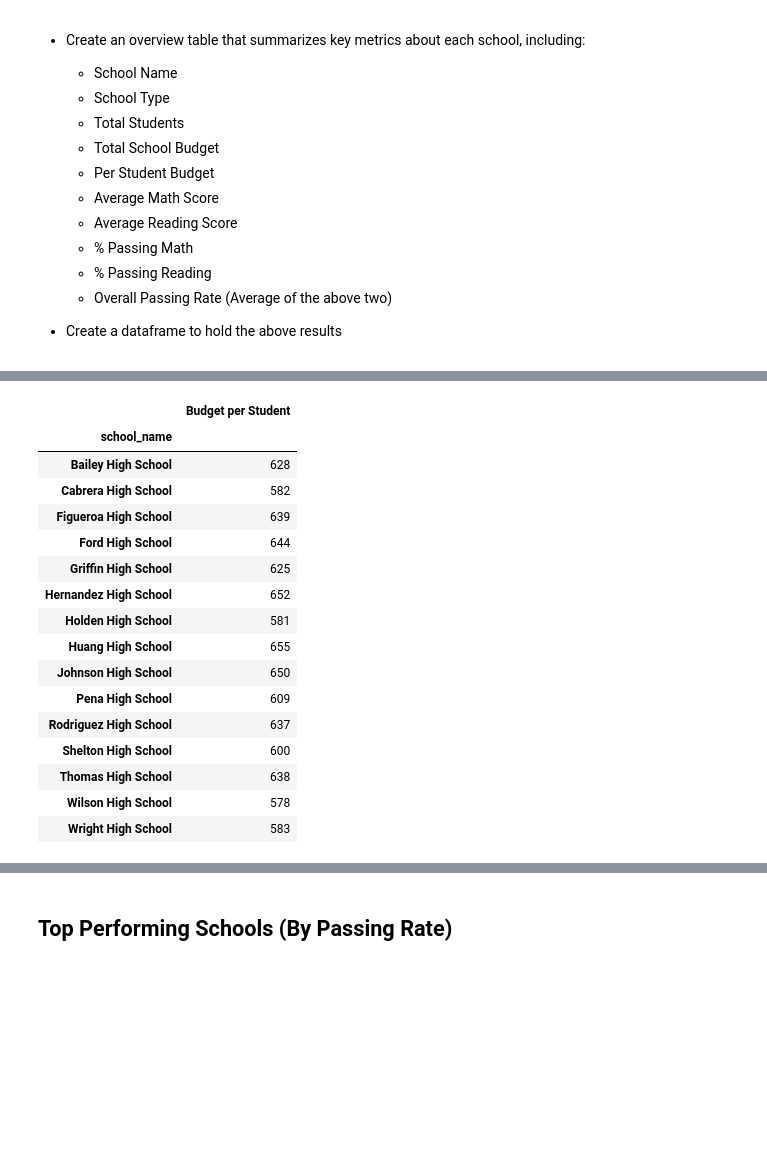
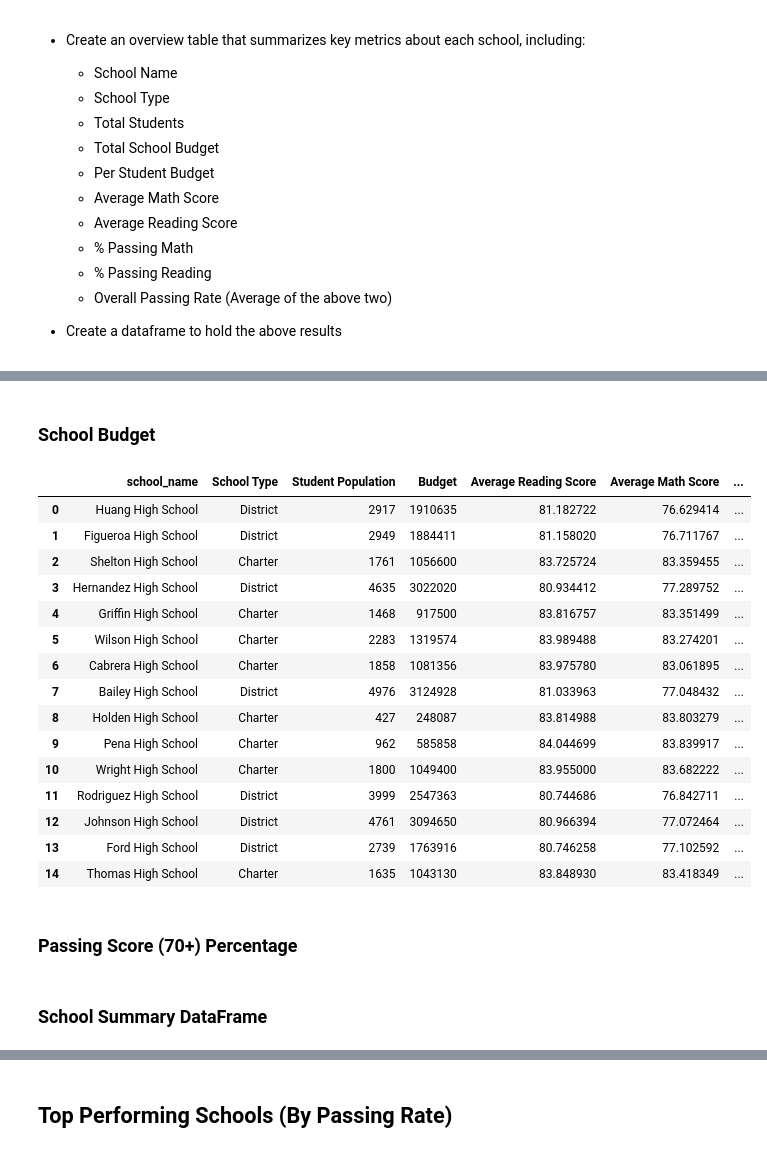
Before and after one commit to Tam-ala/Game-and-School-Stats-with-Pandas, a Jupyter notebook: PyCitySchools/PyCitySchools_Complete.ipynb, the cells around one changed output, grey strips where cells are left out. Drawn from its saved outputs; the diff is of its cells as text; code cells hidden in the pictures; blank space fills up the shorter version.

Commit message:
added district and school summary

```diff
--- a/PyCitySchools/PyCitySchools_Complete.ipynb
+++ b/PyCitySchools/PyCitySchools_Complete.ipynb
@@ -160,27 +142,33 @@ rename_schl = merging_df2.rename(columns={"type": "School Type"})
-# %%
-# Calculate budget per student for each school
-budget_student = schl_avg_rename["Budget"]/schl_avg_rename["Student Population"]
-
-# Make a dataframe and rename column
-budget_student = pd.DataFrame(budget_student)
-bud_stud_rename = budget_student.rename(columns={0:"Budget per Student"})
-bud_stud = bud_stud_rename.astype("int64")
-# %% [output]
-|  | Budget per Student |
-| school_name |  |
-| Bailey High School | 628 |
-| Cabrera High School | 582 |
-| Figueroa High School | 639 |
-| Ford High School | 644 |
-| Griffin High School | 625 |
-| Hernandez High School | 652 |
-| Holden High School | 581 |
-| Huang High School | 655 |
-| Johnson High School | 650 |
-| Pena High School | 609 |
-| Rodriguez High School | 637 |
-| Shelton High School | 600 |
-| Thomas High School | 638 |
-| Wilson High School | 578 |
-| Wright High School | 583 |
+# %% [markdown]
+### School Budget
+# %%
+rename_schl["Budget per Student"]=""
+rename_schl
+
+# Calculate budget per student for each school
+budget_student = rename_schl["Budget"]/rename_schl["Student Population"]
+
+# Save budget per student in df and made a copy of df
+rename_schl["Budget per Student"]=budget_student
+df_copy = rename_schl.copy()
+df_copy
+# %% [output]
+|  | school_name | School Type | Student Population | Budget | Average Reading Score | Average Math Score | ... |
+| 0 | Huang High School | District | 2917 | 1910635 | 81.182722 | 76.629414 | ... |
+| 1 | Figueroa High School | District | 2949 | 1884411 | 81.158020 | 76.711767 | ... |
+| 2 | Shelton High School | Charter | 1761 | 1056600 | 83.725724 | 83.359455 | ... |
+| 3 | Hernandez High School | District | 4635 | 3022020 | 80.934412 | 77.289752 | ... |
+| 4 | Griffin High School | Charter | 1468 | 917500 | 83.816757 | 83.351499 | ... |
+| 5 | Wilson High School | Charter | 2283 | 1319574 | 83.989488 | 83.274201 | ... |
+| 6 | Cabrera High School | Charter | 1858 | 1081356 | 83.975780 | 83.061895 | ... |
+| 7 | Bailey High School | District | 4976 | 3124928 | 81.033963 | 77.048432 | ... |
+| 8 | Holden High School | Charter | 427 | 248087 | 83.814988 | 83.803279 | ... |
+| 9 | Pena High School | Charter | 962 | 585858 | 84.044699 | 83.839917 | ... |
+| 10 | Wright High School | Charter | 1800 | 1049400 | 83.955000 | 83.682222 | ... |
+| 11 | Rodriguez High School | District | 3999 | 2547363 | 80.744686 | 76.842711 | ... |
+| 12 | Johnson High School | District | 4761 | 3094650 | 80.966394 | 77.072464 | ... |
+| 13 | Ford High School | District | 2739 | 1763916 | 80.746258 | 77.102592 | ... |
+| 14 | Thomas High School | Charter | 1635 | 1043130 | 83.848930 | 83.418349 | ... |
+# %% [markdown]
+### Passing Score (70+) Percentage
 # %%
@@ -212 +205,3 @@ schl_pass_math_rename = schl_pass_math_df.rename(columns={0:"Passed Math(%)"})
+# %% [markdown]
+### School Summary DataFrame
 # %%
```
Also changed, not shown: parts of 14 cells of this notebook, 2 other files.
